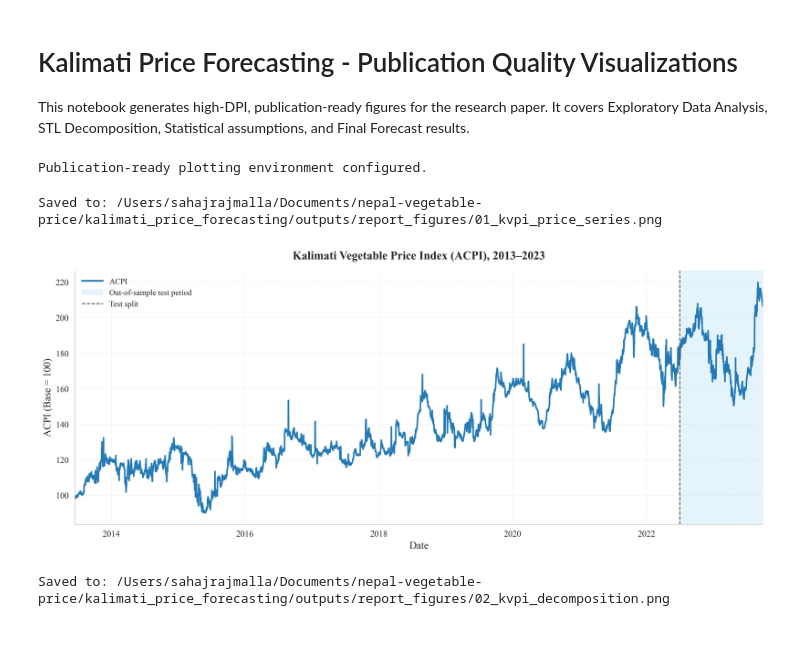
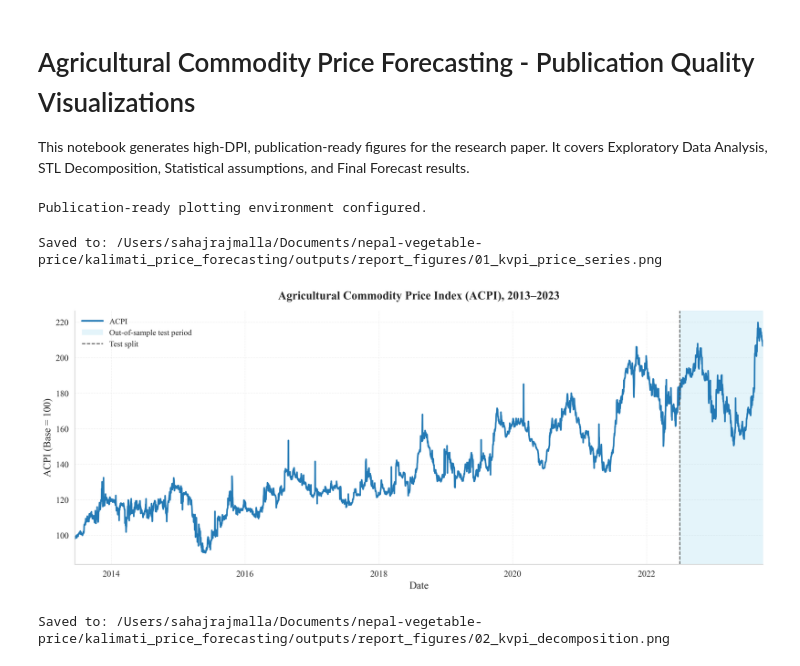
Before and after one commit to sahajrajmalla/nepal-vegetable-price, a Jupyter notebook: kalimati_price_forecasting/viz.ipynb, the cells around one changed output. Drawn from its saved outputs; the diff is of its cells as text; code cells hidden in the pictures; blank space fills up the shorter version.

```diff
--- a/kalimati_price_forecasting/viz.ipynb
+++ b/kalimati_price_forecasting/viz.ipynb
@@ -1,5 +1,5 @@
 # %% [markdown]
-# Kalimati Price Forecasting - Publication Quality Visualizations
+# Agricultural Commodity Price Forecasting - Publication Quality Visualizations
 This notebook generates high-DPI, publication-ready figures for the research paper. It covers Exploratory Data Analysis, STL Decomposition, Statistical assumptions, and Final Forecast results.
 # %%
 from pathlib import Path
@@ -169,35 +169,35 @@ ax.axvline(
     alpha=0.95
 )
 
-ax.set_title("Kalimati Vegetable Price Index (ACPI), 2013–2023", pad=16, fontweight="bold")
+ax.set_title("Agricultural Commodity Price Index (ACPI), 2013–2023", pad=16, fontweight="bold")
 ax.set_ylabel("ACPI (Base = 100)")
 ax.set_xlabel("Date")
 
 ax.xaxis.set_major_locator(mdates.YearLocator(2))
 ax.xaxis.set_major_formatter(mdates.DateFormatter("%Y"))
 ax.xaxis.set_minor_locator(mdates.YearLocator(1))
 ax.margins(x=0)
 ax.grid(True, which="major", axis="both")
 
 legend_handles = [
     Line2D([0], [0], color=primary_color, lw=2.3, label="ACPI"),
     Patch(facecolor=skyblue, edgecolor="none", alpha=0.22, label="Out-of-sample test period"),
     Line2D([0], [0], color=neutral_color, lw=1.25, linestyle="--", label="Test split"),
 ]
 ax.legend(handles=legend_handles, loc="upper left", frameon=False, handlelength=2.6)
 
 sns.despine(ax=ax)
 fig.tight_layout()
 
 save_path = out_dir / "01_kvpi_price_series.png"
 fig.savefig(save_path, dpi=300, bbox_inches="tight")
 print(f"Saved to: {save_path.resolve()}")
 
 plt.show()
 plt.close(fig)
 # %% [output]
 Saved to: /Users/sahajrajmalla/Documents/nepal-vegetable-price/kalimati_price_forecasting/outputs/report_figures/01_kvpi_price_series.png
-[figure, old version]
+[figure, new version]
 # %%
 from pathlib import Path
 import pandas as pd
```
